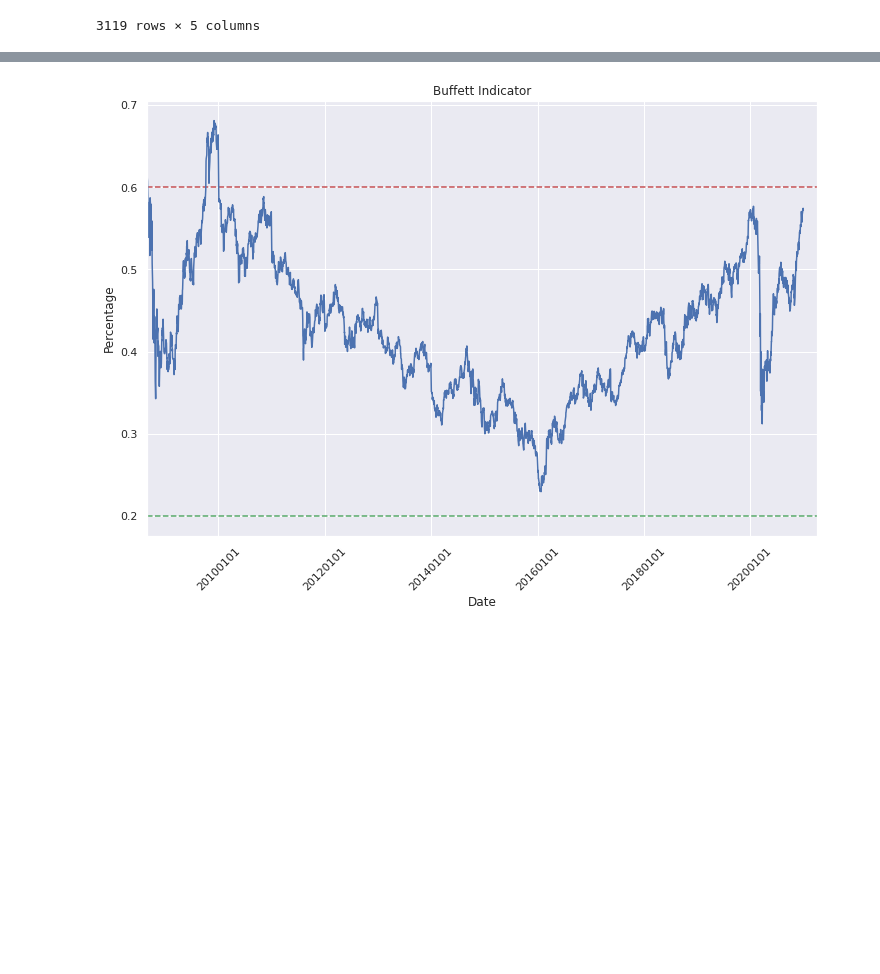
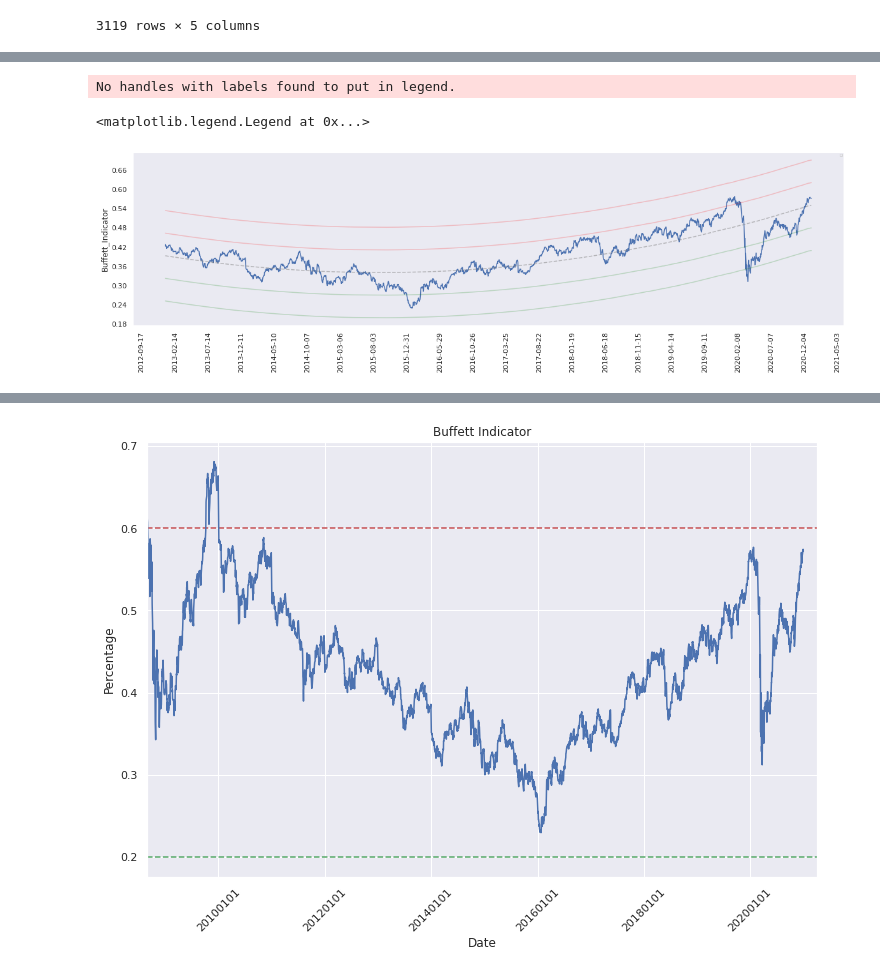
Before and after one commit to cafe-com-analytics/wb_indicator, a Jupyter notebook: notebooks/data_aquisition_adachi.ipynb, the cells around one changed output, grey strips where cells are left out. Drawn from its saved outputs; the diff is of its cells as text; code cells hidden in the pictures; blank space fills up the shorter version.

```diff
--- a/notebooks/data_aquisition_adachi.ipynb
+++ b/notebooks/data_aquisition_adachi.ipynb
@@ -395,3 +500,28 @@ combined.set_index('Date_x', inplace=True)
+# %%
+# PLOT WB Indicator GRAPH
+fig, ax = plt.subplots(figsize=(20, 5))
+ax = sns.lineplot(x='Date_x', y='Buffett_Indicator', data=combined, ax=ax)
+ax = sns.lineplot(x='Date_x', y='tend', data=combined, ax=ax, color = 'gray', alpha = 0.5,  ls="--")
+ax = sns.lineplot(x='Date_x', y='stdev', data=combined, ax=ax, color = 'red', alpha = 0.2)
+ax = sns.lineplot(x='Date_x', y='2stdev', data=combined, ax=ax, color = 'red', alpha = 0.2)
+ax = sns.lineplot(x='Date_x', y='stdevneg', data=combined, ax=ax, color = 'green', alpha = 0.2)
+ax = sns.lineplot(x='Date_x', y='2stdevneg', data=combined, ax=ax, color = 'green', alpha = 0.2)
+plt.grid()
+# X Axis
+# plt.xlim(start_date, end_date)
+plt.xticks(rotation=90)
+ax.xaxis.set_major_locator(plt.MultipleLocator(2))
+ax.xaxis.set_major_locator(plt.MaxNLocator(30))
+ax.xaxis.label.set_visible(False)
+# Y Axis
+ax.yaxis.set_major_locator(plt.MultipleLocator(0.01))
+ax.yaxis.set_major_locator(plt.MaxNLocator(10))
+# st.pyplot(fig)
+ax.legend(fontsize=5)
+# %% [output]
+No handles with labels found to put in legend.
+<matplotlib.legend.Legend at 0x...>
+[figure, added]
 # %%
 import matplotlib.pyplot as plt
 fig = plt.figure(figsize=(12,8))
```
Also changed, not shown: parts of 17 cells of this notebook, 1 other file.
